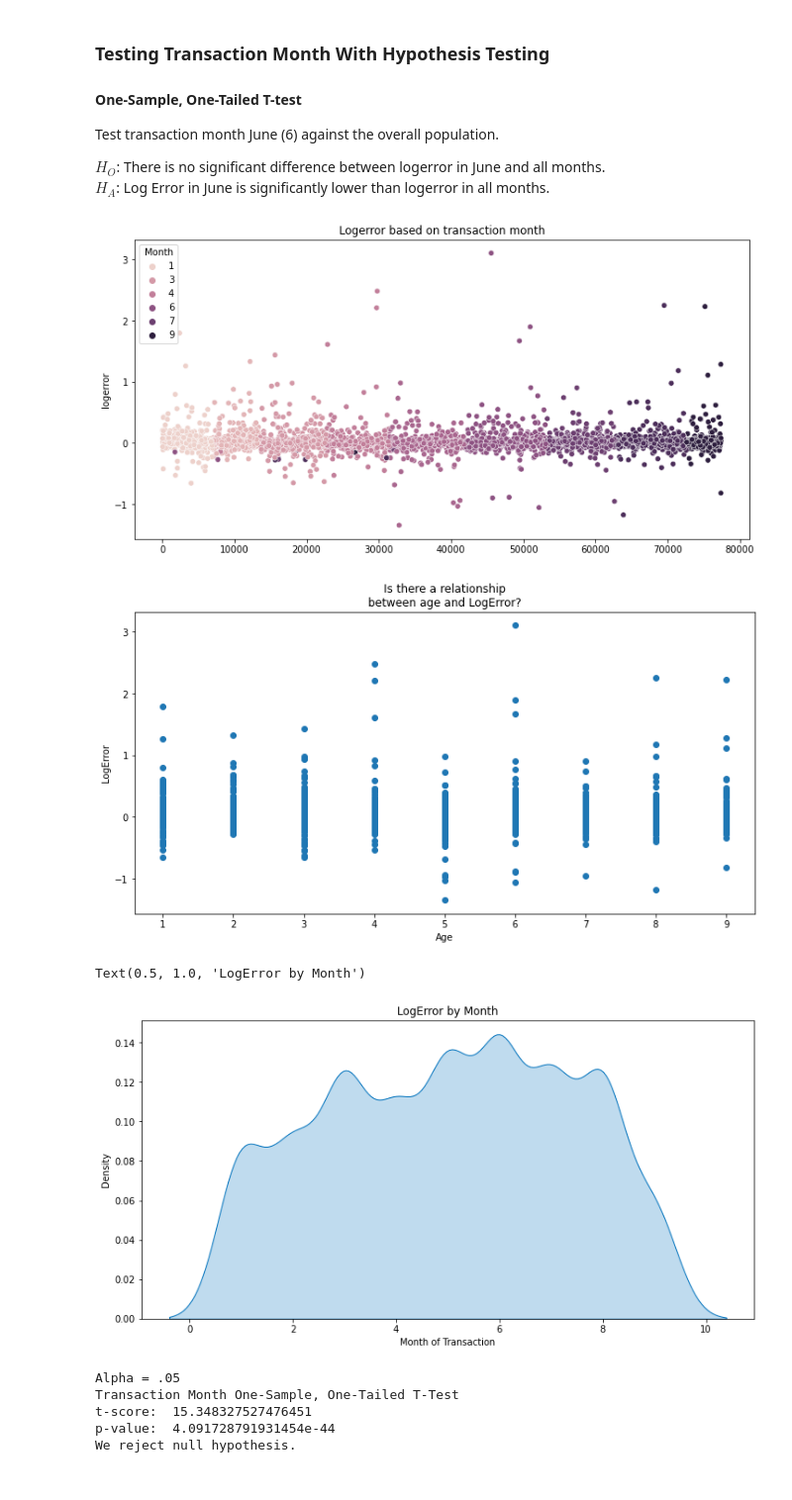
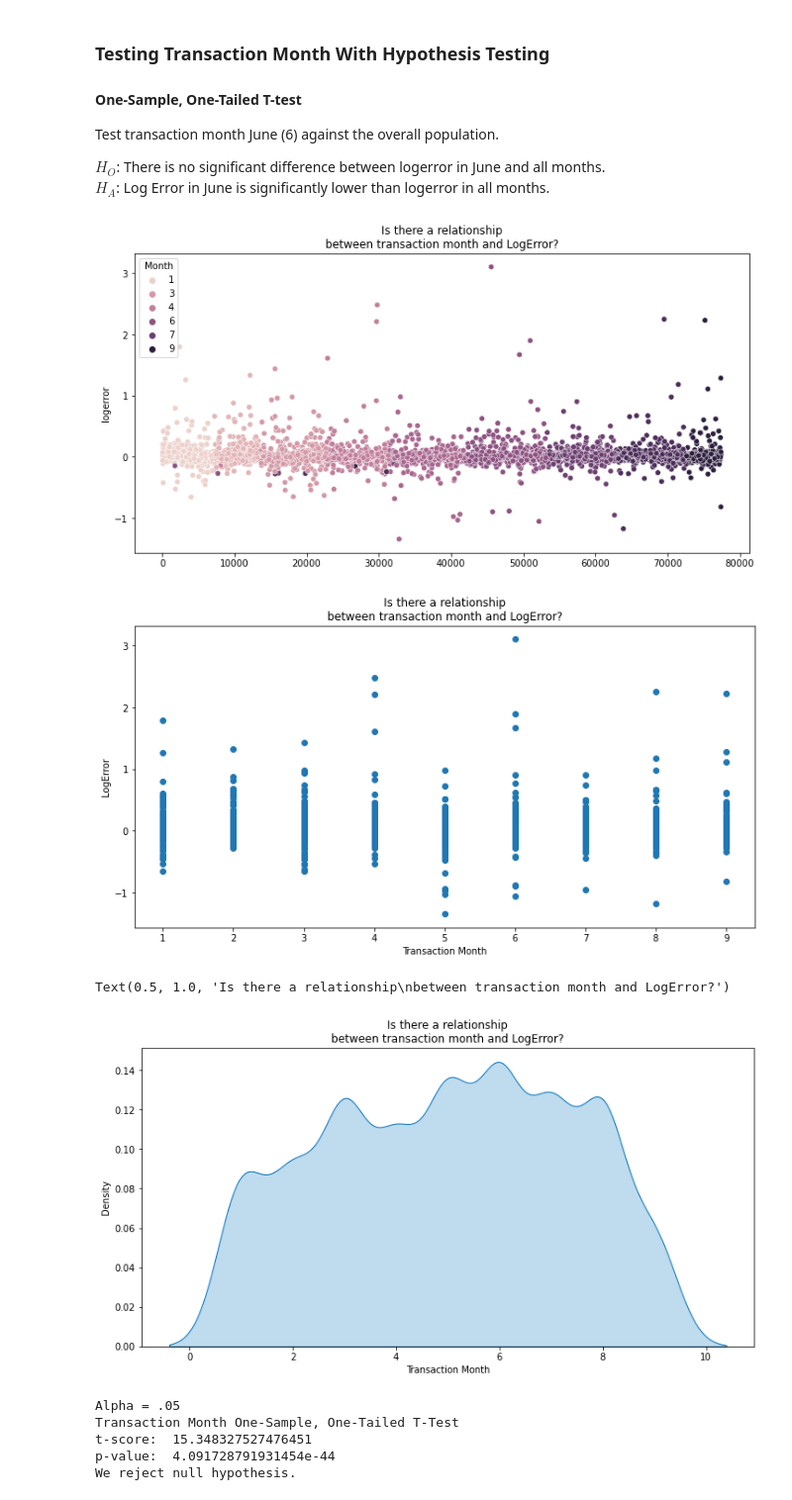
Before and after one commit to raycerna/zillow-clustering-project, a Jupyter notebook: final_report.ipynb, the cells around one changed output. Shown: that part at 99% size. Saved outputs shown, nothing was run; the diff lists cells and outputs as text; code cells hidden in the pictures.

```diff
--- a/final_report.ipynb
+++ b/final_report.ipynb
@@ -117,32 +117,32 @@ $H_A$: Log Error in June is significantly lower than logerror in all months.
 # %%
 # Transaction_month vs LogError
 plt.figure(figsize=(12,6))
-sns.scatterplot(x=train.index,y=train.logerror,hue=train.transaction_month).set_title("Logerror based on transaction month")
+sns.scatterplot(x=train.index,y=train.logerror,hue=train.transaction_month).set_title("Is there a relationship\nbetween transaction month and LogError?")
 plt.legend(loc='upper left', title='Month')
 plt.show()
 # %% [output]
-[figure, old version]
+[figure, new version]
 # %%
 # plot month by logerror
 plt.figure(figsize=(12,6))
 plt.scatter(train.transaction_month, train.logerror)
-plt.xlabel("Age")
+plt.xlabel("Transaction Month")
 plt.ylabel("LogError")
-plt.title("Is there a relationship\nbetween age and LogError?")
+plt.title("Is there a relationship\nbetween transaction month and LogError?")
 plt.show()
 # %% [output]
-[figure, old version]
+[figure, new version]
 # %%
 # plot month by logerror
 plt.figure(figsize=(12,6))
 Mth = sns.kdeplot(train.transaction_month[(train["logerror"] < 1) ],
                 color="#0072BD", shade = True)
 Mth.set_ylabel('Density')
-Mth.set_xlabel('Month of Transaction')
-Mth.set_title('LogError by Month')
+Mth.set_xlabel('Transaction Month')
+Mth.set_title('Is there a relationship\nbetween transaction month and LogError?')
 # %% [output]
-Text(0.5, 1.0, 'LogError by Month')
+Text(0.5, 1.0, 'Is there a relationship\nbetween transaction month and LogError?')
-[figure, old version]
+[figure, new version]
 # %%
 # import One-sample, t-test
 from scipy.stats import ttest_1samp
```
Also changed, not shown: parts of 17 cells of this notebook.
